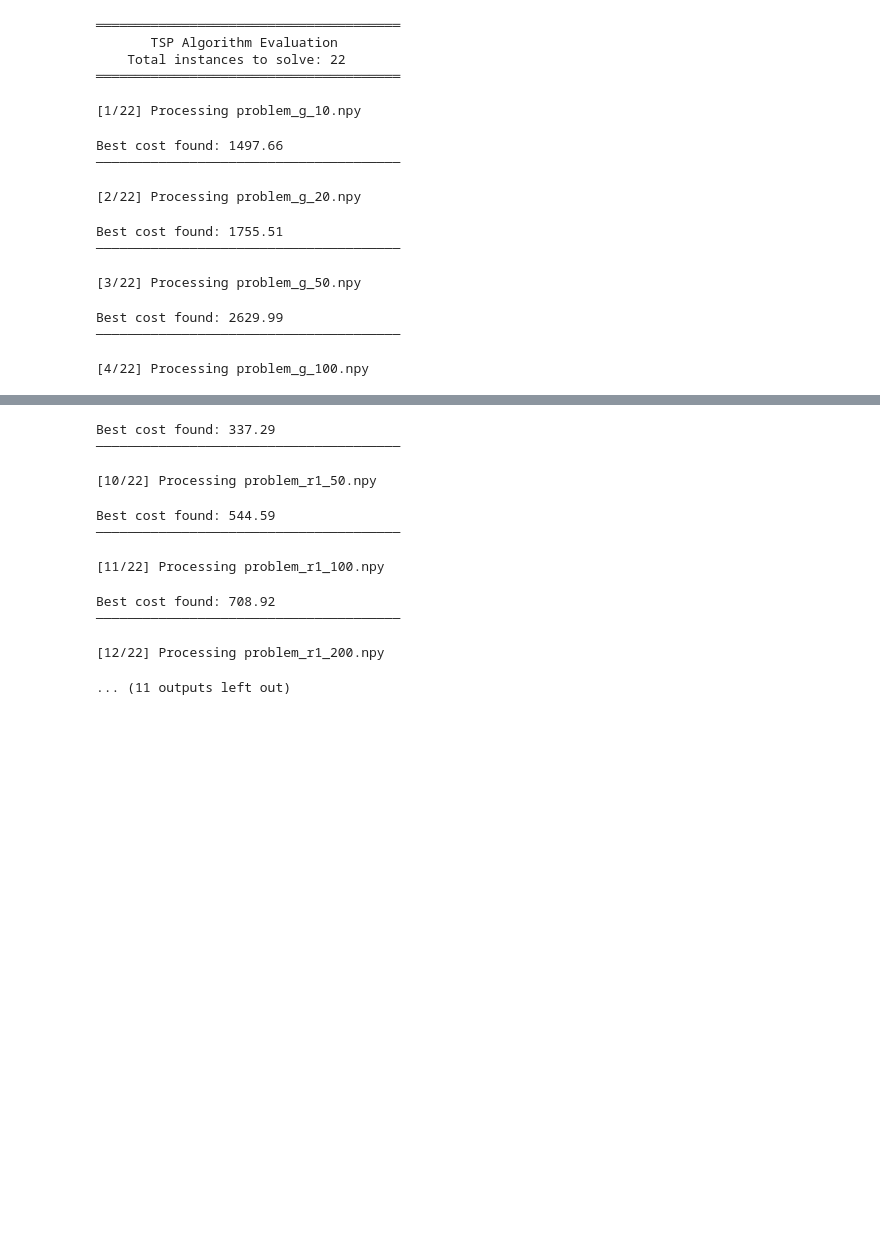
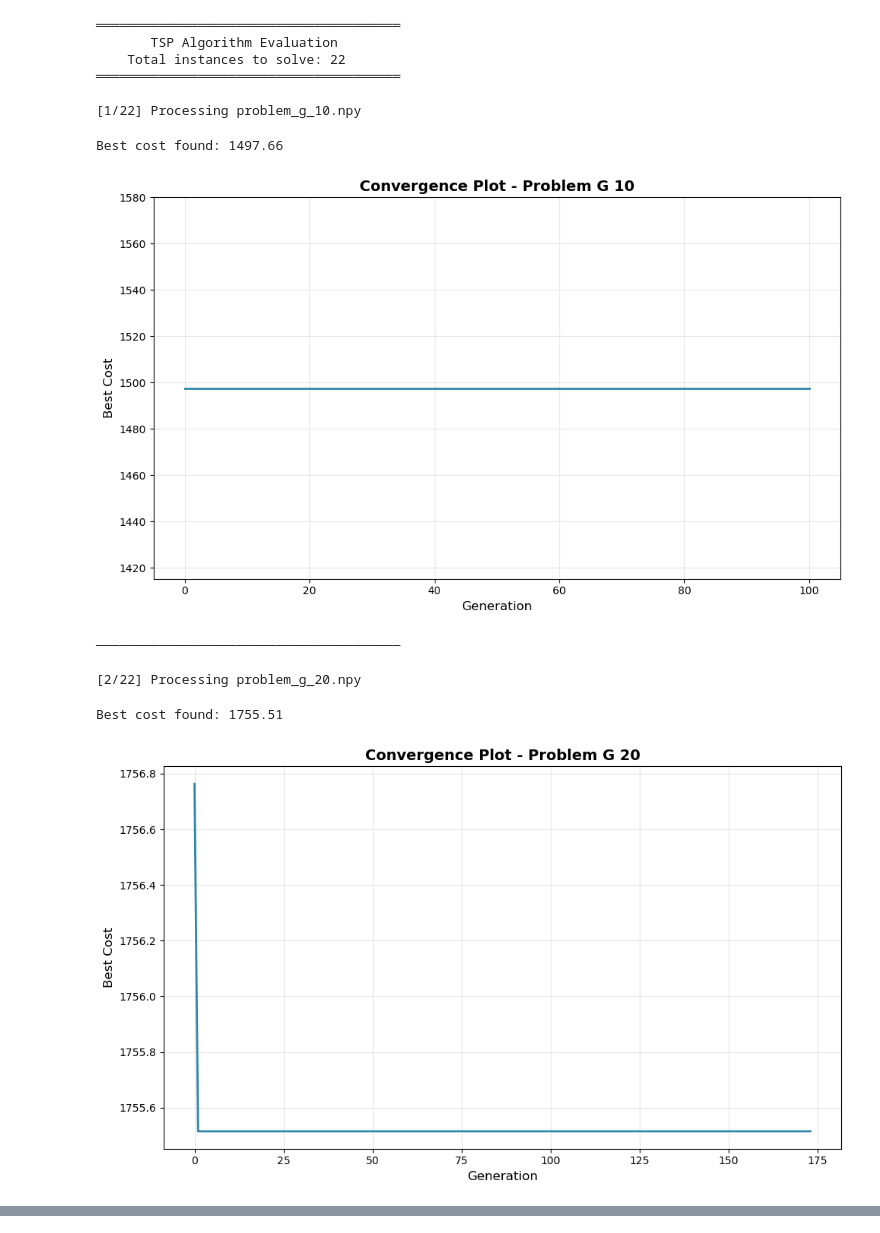
Before and after one commit to davidecandel8/CI2025_lab2, a Jupyter notebook: tsp.ipynb, the cells around one changed output, grey strips where cells are left out. Saved outputs shown, nothing was run; the diff lists cells and outputs as text; code cells hidden in the pictures; blank space fills up the shorter version.

```diff
--- a/tsp.ipynb
+++ b/tsp.ipynb
@@ -107,7 +111,7 @@ def initialize_population(cost_matrix: np.ndarray) -> list[Individual]:
     population.append(Individual(genotype_reversed, fitness_reversed))
 
     # 4. add greedy random solutions
-    desired_greedy_count = int(POPULATION_SIZE * GREEDY_SEED_PERCENT)
+    desired_greedy_count = int(POPULATION_SIZE * GREEDY_PERCENT)
     num_greedy_random_to_create = desired_greedy_count - 1  # subtract the 1 fixed greedy solution already added
     used_start_nodes = {start_node_middle}
     available_start_nodes = [n for n in range(num_cities) if n not in used_start_nodes]
@@ -196,7 +208,6 @@ def hill_climber_insert(genotype: list[int], cost_matrix: np.ndarray) -> list[in
     """
     num_cities = len(genotype)
     current_tour = list(genotype) # work on a copy
-    current_cost = calculate_cost(current_tour, cost_matrix)
 
     indices = list(range(num_cities))
 
@@ -257,7 +268,6 @@ def hill_climber_insert(genotype: list[int], cost_matrix: np.ndarray) -> list[in
                 else:
                     current_tour.insert(best_j, city_to_move)
 
-                current_cost += best_delta
                 improved = True
                 break
 
@@ -347,3 +371,18 @@ def run_tsp_algorithm(cost_matrix: np.ndarray):
+# %%
+# Plotting function
+def plot_convergence(generation_history, best_cost_history, problem_name, save_path=None):
+    plt.figure(figsize=(10, 6))
+    plt.plot(generation_history, best_cost_history, linewidth=2, color='#2E86AB')
+    plt.xlabel('Generation', fontsize=12)
+    plt.ylabel('Best Cost', fontsize=12)
+    plt.title(f'Convergence Plot - {problem_name}', fontsize=14, fontweight='bold')
+    plt.grid(True, alpha=0.3)
+    plt.tight_layout()
+
+    if save_path:
+        plt.savefig(save_path, dpi=300, bbox_inches='tight')
+    plt.show()
+    plt.close()
 # %%
 ##############################
 # SCRIPT GENERATE BY COPILOT #
@@ -367,52 +406,59 @@ def get_file_info(filename):
 # Sort files by type (g -> r1 -> r2 -> test) and then by size
 npy_files.sort(key=lambda x: ('g r1 r2 test'.index(get_file_info(x)[0]), get_file_info(x)[1]))
 
-print("═══════════════════════════════════════")
+print("═" * 39)
 print("       TSP Algorithm Evaluation        ")
 print(f"    Total instances to solve: {len(npy_files)}     ")
-print("═══════════════════════════════════════\n")
+print("═" * 39 + "\n")
 
-# Process each problem instance
+# Create directory for plots
+os.makedirs('convergence_plots', exist_ok=True)
+
 for i, file_name in enumerate(npy_files, 1):
     print(f"[{i}/{len(npy_files)}] Processing {file_name}")
 
-    # Load and solve the problem
     problem = np.load(os.path.join(NPY_FOLDER_PATH, file_name))
-    best_cost = run_tsp_algorithm(problem)
+    best_cost, gen_history, cost_history = run_tsp_algorithm(problem)
 
-    # Store results
     results.append({
         'Problem Type': get_file_info(file_name)[0].upper(),
         'Cities': get_file_info(file_name)[1] if get_file_info(file_name)[1] > 0 else len(problem),
         'Best Cost': f"{best_cost:.2f}"
     })
     print(f"Best cost found: {best_cost:.2f}")
-    print("───────────────────────────────────────\n")
 
-# Create and display results table
+    # Plot convergence
+    problem_name = file_name.replace('.npy', '').replace('_', ' ').title()
+    plot_save_path = os.path.join('convergence_plots', f"{file_name.replace('.npy', '')}_convergence.png")
+    plot_convergence(gen_history, cost_history, problem_name, plot_save_path)
+
+    print("─" * 39 + "\n")
+
+print("═══════════════════════════════════════")
+print("       TSP Algorithm Evaluation        ")
+print(f"    Total instances to solve: {len(npy_files)}     ")
+print("═══════════════════════════════════════\n")
+
+# Display results table
 df_results = pd.DataFrame(results)
 
-print("\n╔══════════════════════════════════════╗")
+print("\n╔═══════════════════════════════════════╗")
 print("║            Final Results             ║")
-print("╚══════════════════════════════════════╝")
+print("╚═══════════════════════════════════════╝")
 print(df_results.to_string(index=False))
-print("\n═══════════════════════════════════════")
+print("\n" + "═" * 39)
+print(f"\nConvergence plots saved in 'convergence_plots/' directory")
 # %% [output]
 ═══════════════════════════════════════
        TSP Algorithm Evaluation
     Total instances to solve: 22
 ═══════════════════════════════════════
 
 [1/22] Processing problem_g_10.npy
 Best cost found: 1497.66
-───────────────────────────────────────
-
-[2/22] Processing problem_g_20.npy
+[figure, added]
-Best cost found: 1755.51
 ───────────────────────────────────────
 
-[3/22] Processing problem_g_50.npy
+[2/22] Processing problem_g_20.npy
-Best cost found: 2629.99
-───────────────────────────────────────
-
-[4/22] Processing problem_g_100.npy
+Best cost found: 1755.51
+[figure, added]
@@ -439,13 +475,0 @@ Best cost found: 184.27
-Best cost found: 337.29
-───────────────────────────────────────
-
-[10/22] Processing problem_r1_50.npy
-Best cost found: 544.59
-───────────────────────────────────────
-
-[11/22] Processing problem_r1_100.npy
-Best cost found: 708.92
-───────────────────────────────────────
-
-[12/22] Processing problem_r1_200.npy
-... (11 outputs left out)
```
Also changed, not shown: parts of 12 cells of this notebook, 22 other files.
